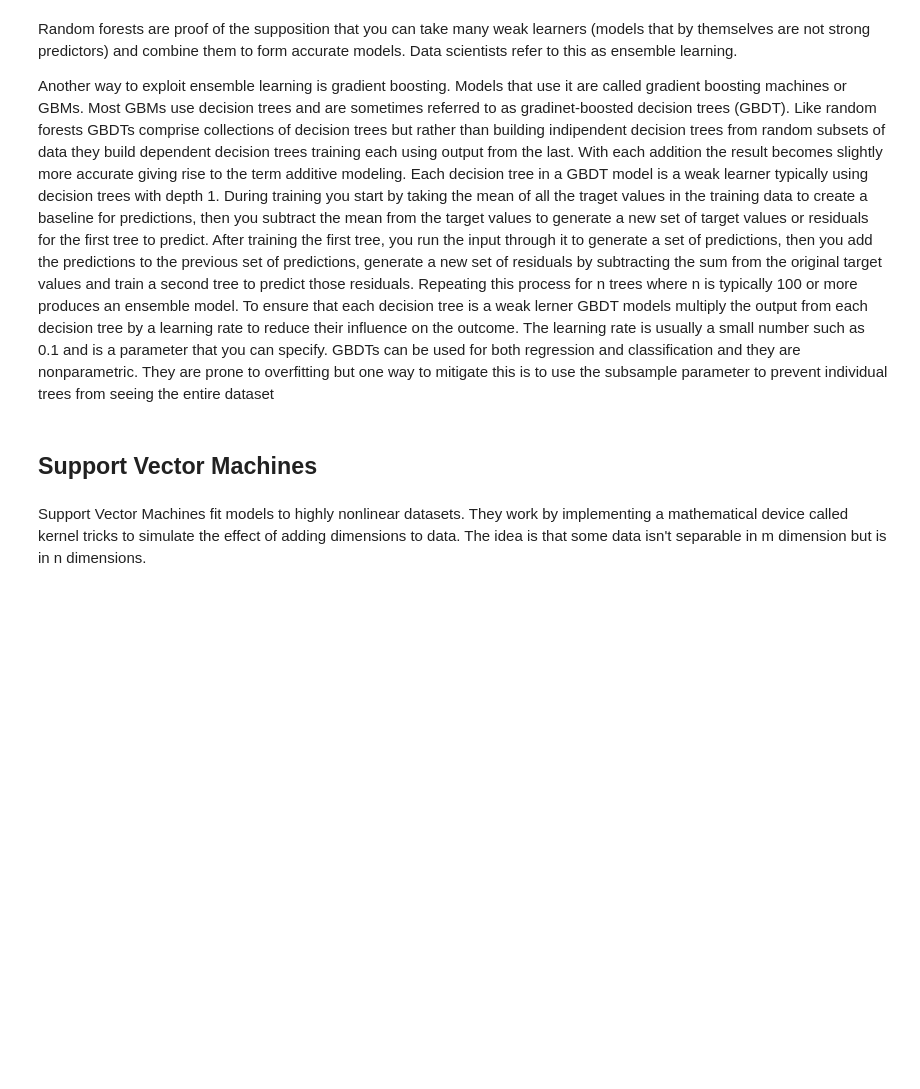
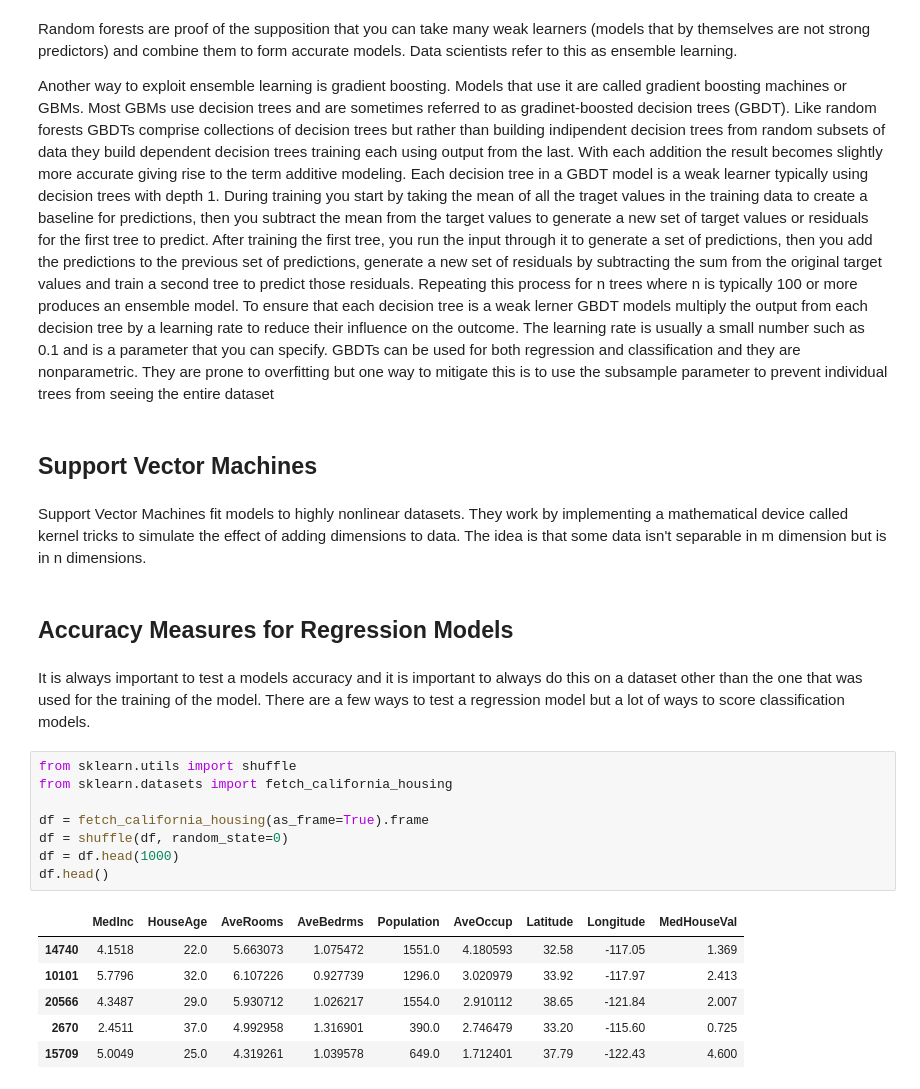
Before and after one commit to bolicnikola/Applied-Machine-Learning-And-AI, a Jupyter notebook: Regression_Models.ipynb, the cells around one changed output. Saved outputs shown, nothing was run; the diff lists cells and outputs as text; blank space fills up the shorter version.

Commit message:
Added Accuracy measures for regression models notes to Regression_Models notebook

```diff
--- a/Regression_Models.ipynb
+++ b/Regression_Models.ipynb
@@ -70,3 +70,22 @@ Another way to exploit ensemble learning is gradient boosting. Models that use i
 ## Support Vector Machines
 # %% [markdown]
 Support Vector Machines fit models to highly nonlinear datasets. They work by implementing a mathematical device called kernel tricks to simulate the effect of adding dimensions to data. The idea is that some data isn't separable in m dimension but is in n dimensions.
+# %% [markdown]
+## Accuracy Measures for Regression Models
+# %% [markdown]
+It is always important to test a models accuracy and it is important to always do this on a dataset other than the one that was used for the training of the model. There are a few ways to test a regression model but a lot of ways to score classification models.
+# %%
+from sklearn.utils import shuffle
+from sklearn.datasets import fetch_california_housing
+
+df = fetch_california_housing(as_frame=True).frame
+df = shuffle(df, random_state=0)
+df = df.head(1000)
+df.head()
+# %% [output]
+|  | MedInc | HouseAge | AveRooms | AveBedrms | Population | AveOccup | Latitude | Longitude | MedHouseVal |
+| 14740 | 4.1518 | 22.0 | 5.663073 | 1.075472 | 1551.0 | 4.180593 | 32.58 | -117.05 | 1.369 |
+| 10101 | 5.7796 | 32.0 | 6.107226 | 0.927739 | 1296.0 | 3.020979 | 33.92 | -117.97 | 2.413 |
+| 20566 | 4.3487 | 29.0 | 5.930712 | 1.026217 | 1554.0 | 2.910112 | 38.65 | -121.84 | 2.007 |
+| 2670 | 2.4511 | 37.0 | 4.992958 | 1.316901 | 390.0 | 2.746479 | 33.20 | -115.60 | 0.725 |
+| 15709 | 5.0049 | 25.0 | 4.319261 | 1.039578 | 649.0 | 1.712401 | 37.79 | -122.43 | 4.600 |
```
Also changed, not shown: parts of 5 cells of this notebook.
